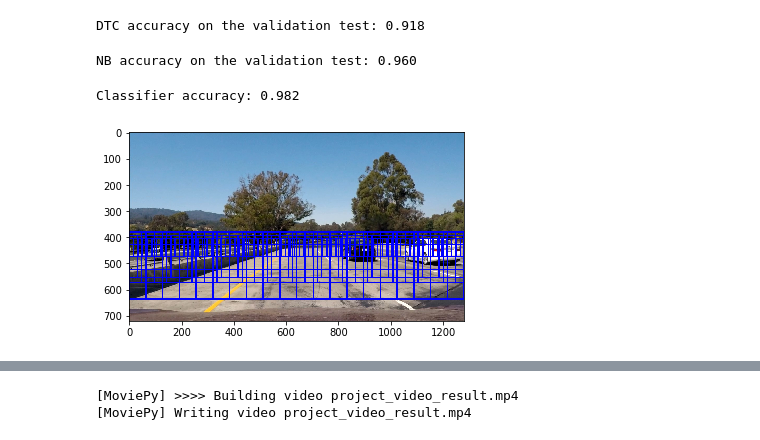
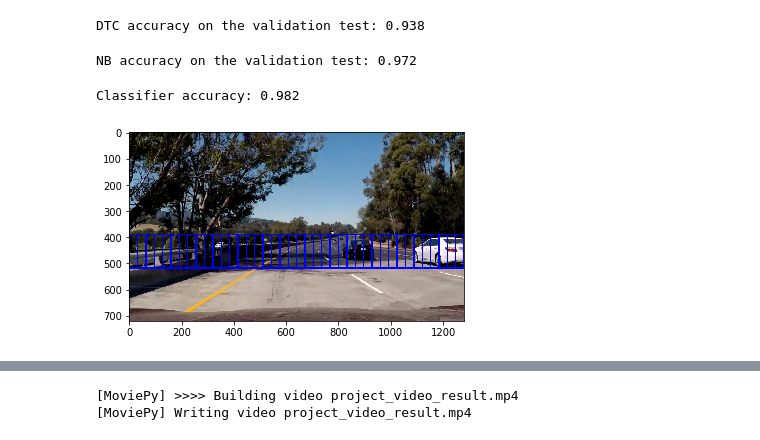
Before and after one commit to romannergachev/CarND-Vehicle-Detection, a Jupyter notebook: project.ipynb, the cells around one changed output, grey strips where cells are left out. Drawn from its saved outputs; the diff is of its cells as text; code cells hidden in the pictures.

```diff
--- a/project.ipynb
+++ b/project.ipynb
@@ -41,5 +19,5 @@ print("Train features: %d; test features: %d." % (len(X_train), len(X_test)))
 # %%
 from numpy.random import randint
 
-car_image = vehicles_images[randint(0, len(vehicles_images))]
-not_car_image = non_vehicles_images[randint(0, len(non_vehicles_images))]
+car_image = read_image(cars_images['train'][0])
+not_car_image = read_image(not_cars_images['train'][0])
@@ -257,7 +257,7 @@ dtc_acc = accuracy_score(y_fit_test, pred)
 
 print("DTC accuracy on the validation test: %.3f" % dtc_acc)
 # %% [output]
-DTC accuracy on the validation test: 0.918
+DTC accuracy on the validation test: 0.938
 # %%
 from sklearn.naive_bayes import GaussianNB
 
@@ -268,7 +268,7 @@ nb_acc = accuracy_score(y_fit_test, pred)
 
 print("NB accuracy on the validation test: %.3f" % nb_acc)
 # %% [output]
-NB accuracy on the validation test: 0.960
+NB accuracy on the validation test: 0.972
 # %%
 from sklearn import svm
 
@@ -293,7 +293,7 @@ def slide_window(img, ystart, ystop, scale=1, pix_per_cell=8, cell_per_block=2):
     # Define blocks and steps as above
     nxblocks = (img.shape[1] // pix_per_cell) - cell_per_block + 1
     nyblocks = ((ystop - ystart) // pix_per_cell) - cell_per_block + 1
-    nfeat_per_block = 12*cell_per_block**2
+    nfeat_per_block = orient*cell_per_block**2
 
     # 64 was the orginal sampling rate, with 8 cells and 8 pix per cell
     window = 64
@@ -316,19 +316,18 @@ def slide_window(img, ystart, ystop, scale=1, pix_per_cell=8, cell_per_block=2):
 
     return windows
 # %%
-img = np.copy(test_images[0])
+img = np.copy(test_images[4])
 windows = []
-windows += slide_window(img, 405, 500, 1.1)
-windows += slide_window(img, 395, 500, 2)
-windows += slide_window(img, 380, 460, 3)
-windows += slide_window(img, 380, 460, 4)
+#windows += slide_window(img, 400, 480, 1.1)
+windows += slide_window(img, 390, 470, 2)
+#windows += slide_window(img, 385, 470, 3)
 for window in windows:
     cv2.rectangle(img, window[0], window[1], (0, 0, 255), 3)
 
 plt.imshow(img)
 plt.show()
 # %% [output]
-[figure, old version]
+[figure, new version]
 # %%
 def add_heat(heatmap, bbox_list):
     # Iterate through list of bboxes
```
Also changed, not shown: parts of 10 cells of this notebook, 1 other file.
